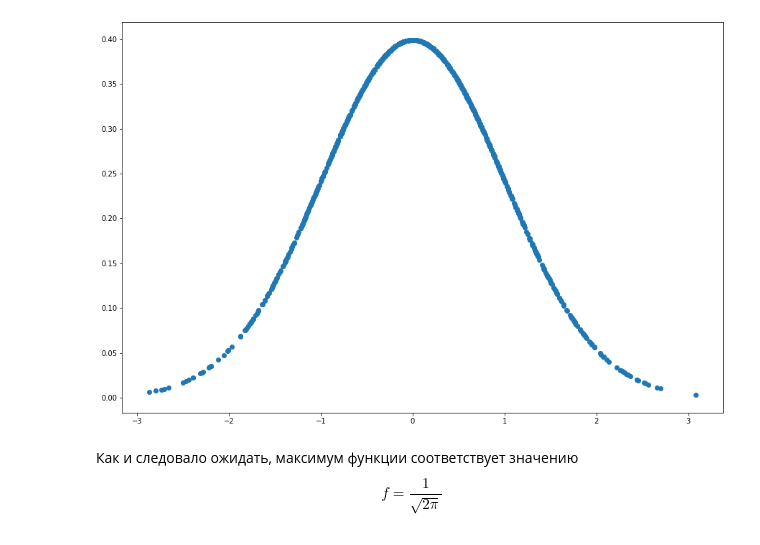
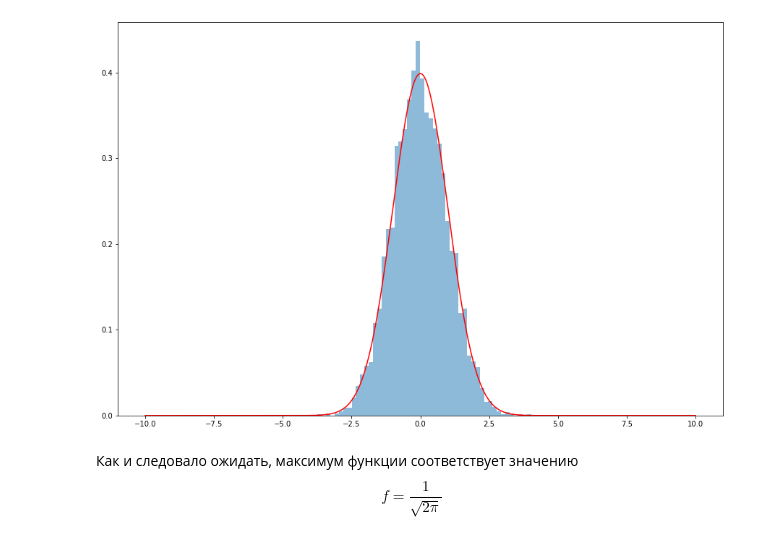
Before and after one commit to EuphrasieF/probability-theory-hw, a Jupyter notebook: hw_2.ipynb, the cells around one changed output. Drawn from its saved outputs; the diff is of its cells as text; code cells hidden in the pictures.

```diff
--- a/hw_2.ipynb
+++ b/hw_2.ipynb
@@ -7,18 +9,23 @@ import math
+# %%
+def diy_normal_distribution():
+    xi = np.random.uniform(0, 1, size=2)
+    return np.sqrt(-2 * np.log(xi[0])) * np.sin(2 * np.pi * xi[1])
+# %%
+def normal_distribution_density(x):
+    return 1 / (np.sqrt(2 * np.pi)) * np.exp(-x ** 2 / 2)
 # %%
-x_arr = []
-f_arr = []
+def build_hist_with_density():
+    x_values = np.linspace(-10, 10, 500)
+    y_values = np.vectorize(normal_distribution_density)(x_values)
+    plt.plot(x_values, y_values, color='red')
 
-for i in range(1000):
-    x_1 = rnd.uniform(0, 1)
-    x_2 = rnd.uniform(0, 1)
-    x_arr.append(math.sqrt(-2*math.log(x_1))*math.sin(2*math.pi*x_2))
-    f_arr.append(1/(math.sqrt(2 * math.pi)) * math.exp(- x_arr[i]*x_arr[i]/2))
+    samples = np.fromiter((diy_normal_distribution() for _ in range(5000)), float)
+    plt.hist(samples, bins=50, alpha=0.5, density=True)
+
+    plt.show()
 # %%
-plt.rcParams['figure.figsize'] = [15, 10]
+build_hist_with_density()
+# %% [output]
+[figure, added]
-# %%
-plt.scatter(x_arr, f_arr) #рисуем нормальное распределение
-plt.show()
-# %% [output]
-[figure, removed]
 # %% [markdown]
 Как и следовало ожидать, максимум функции соответствует значению $$f = \frac{1}{\sqrt{2\pi}}$$
```
Also changed, not shown: parts of 2 cells of this notebook, 6 other files.
